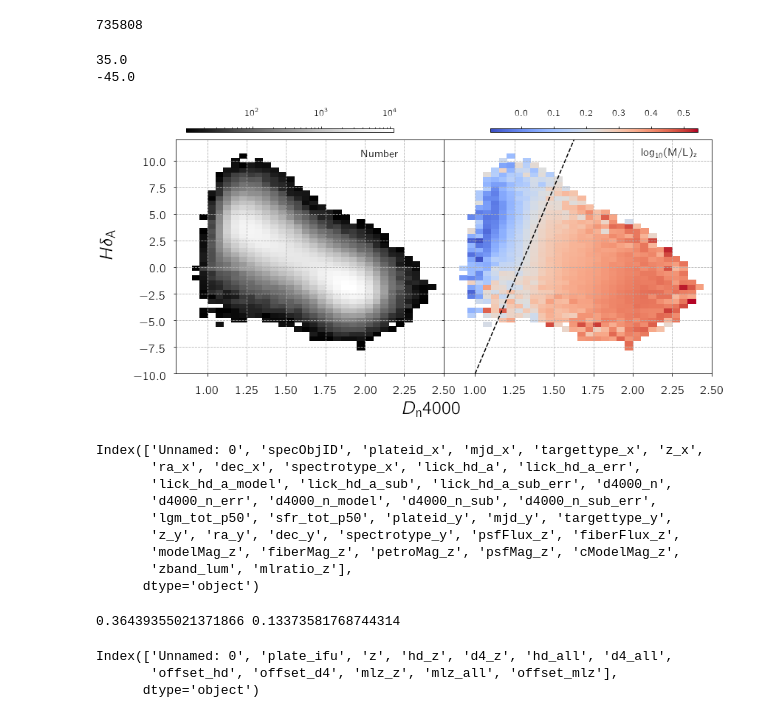
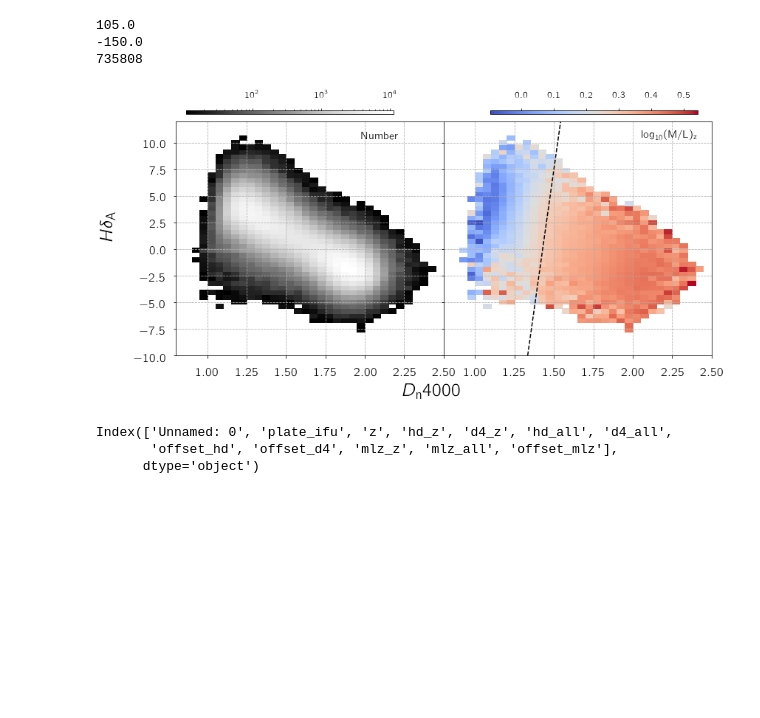
Before and after one commit to nityamd/MaNGA_Masses, a Jupyter notebook: notebooks/8_Mean_Offset_Calculations.ipynb, the cells around one changed output. Saved outputs shown, nothing was run; the diff lists cells and outputs as text; code cells hidden in the pictures; blank space fills up the shorter version.

Commit message:
mass-to-light offsets

```diff
--- a/notebooks/8_Mean_Offset_Calculations.ipynb
+++ b/notebooks/8_Mean_Offset_Calculations.ipynb
@@ -68,18 +89,13 @@ df.head()
-# %%
-df = df[df['lick_hd_a']>-10][df['lick_hd_a']<=12]
-df = df[df['d4000_n']>0.5][df['lick_hd_a']<=12]
-print(len(df))
-# %% [output]
-735808
-# %%
-slope = (7.5+10)/(1.5-1.0)
-print(slope)
-intercept = -10-slope
-print(intercept)
-# %% [output]
-35.0
--45.0
 # %%
+slope = 3*(7.5+10)/(1.5-1.0)
+print(slope)
+intercept = -10-slope - 35
+print(intercept)
+
+df = df[df['lick_hd_a']>-10][df['lick_hd_a']<=12]
+df = df[df['d4000_n']>0.5][df['lick_hd_a']<=12]
+print(len(df))
+
 fig, (ax1, ax2) = plt.subplots(1, 2, figsize = (13,7))
 t1 = binned_statistic_2d(df['d4000_n'], df['lick_hd_a'],
                          df['mlratio_z'],statistic = 'mean',bins=(50,50))
@@ -99,32 +115,35 @@ ax1.set_ylim(-10,12)
 #ax1.xaxis.set_ticklabels([1,1.25,1.5,2,2.25])
 
 cs2 = ax2.pcolormesh(yedges1,xedges1,(np.transpose(mass)), cmap = plt.cm.coolwarm)
 ax2.grid(linestyle = '--')
 ax2.yaxis.set_ticklabels([])
 ax2.set_xlim(0.8,2.5)
 ax2.set_ylim(-10,12)
-ax2.plot([1.0, 2.5],[-10.0,slope*2.5+intercept], linestyle = '--', color = 'k')
+ax2.plot([1.0, 2.5],[slope+intercept,slope*2.5+intercept], linestyle = '--', color = 'k')
 
 cbar_ax1 = fig.add_axes([0.14, 0.85, 0.3, 0.01])
 cb1 = fig.colorbar(cs1,orientation = 'horizontal', cax=cbar_ax1)
 cb1.ax.xaxis.set_ticks_position('top')
 cb1.ax.tick_params(labelsize=13)
 cbar_ax2 = fig.add_axes([0.58, 0.85, 0.3, 0.01])
 cb2 = fig.colorbar(cs2,orientation = 'horizontal', cax=cbar_ax2)
 cb2.ax.xaxis.set_ticks_position('top')
 cb2.ax.tick_params(labelsize=13)
 
 fig.text(0.84, 0.79, r'${\rm log}_{10}(\rm M/L)_{z}$',
          ha='center', va='center', fontsize = 15)
 fig.text(0.42, 0.79, 'Number',
          ha='center', va='center', fontsize = 15)
 fig.text(0.495, 0.1, r'$D_{\rm n}4000$',
          ha='center', va='center', fontsize = 25)
 fig.text(0.03, 0.55, r'$H\delta_{\rm A}$',
           rotation=90, ha='center', va='center', fontsize = 25)
 
 plt.gcf().subplots_adjust(wspace=0, hspace = 0, top = 0.83, bottom = 0.2)
 plt.savefig('/Users/Nitya/Desktop/hd_d4000_mlratio_coarser_binning.pdf')
 plt.show()
 # %% [output]
+105.0
+-150.0
+735808
-[figure, old version]
+[figure, new version]
@@ -131,31 +185,6 @@ plt.show()
 # %%
-df.columns
+d2.columns
 # %% [output]
-Index(['Unnamed: 0', 'specObjID', 'plateid_x', 'mjd_x', 'targettype_x', 'z_x',
-       'ra_x', 'dec_x', 'spectrotype_x', 'lick_hd_a', 'lick_hd_a_err',
-       'lick_hd_a_model', 'lick_hd_a_sub', 'lick_hd_a_sub_err', 'd4000_n',
-       'd4000_n_err', 'd4000_n_model', 'd4000_n_sub', 'd4000_n_sub_err',
-       'lgm_tot_p50', 'sfr_tot_p50', 'plateid_y', 'mjd_y', 'targettype_y',
-       'z_y', 'ra_y', 'dec_y', 'spectrotype_y', 'psfFlux_z', 'fiberFlux_z',
-       'modelMag_z', 'fiberMag_z', 'petroMag_z', 'psfMag_z', 'cModelMag_z',
-       'zband_lum', 'mlratio_z'],
+Index(['Unnamed: 0', 'plate_ifu', 'z', 'hd_z', 'd4_z', 'hd_all', 'd4_all',
+       'offset_hd', 'offset_d4', 'mlz_z', 'mlz_all', 'offset_mlz'],
       dtype='object')
-# %%
-newdf1 = df.query('lick_hd_a - @slope*d4000_n < @intercept')
-#plt.scatter(newdf1['d4000_n'], newdf1['lick_hd_a'], s = 0.01)
-#plt.show()
-newdf2 = df.query('lick_hd_a - @slope*d4000_n > @intercept')
-#plt.scatter(newdf2['d4000_n'], newdf2['lick_hd_a'], s = 0.01)
-#plt.show()
-mean_mlratio_lesser = np.mean(newdf1['mlratio_z'].values)
-mean_mlratio_greater = np.mean(newdf2['mlratio_z'].values)
-
-print(mean_mlratio_lesser, mean_mlratio_greater)
-# %% [output]
-0.36439355021371866 0.13373581768744314
-# %%
-d1.columns
-# %% [output]
-Index(['Unnamed: 0', 'plate_ifu', 'z', 'hd_z', 'd4_z', 'hd_all', 'd4_all',
-       'offset_hd', 'offset_d4', 'mlz_z', 'mlz_all', 'offset_mlz'],
-      dtype='object')
```
Also changed, not shown: parts of 20 cells of this notebook, 3 other files.
